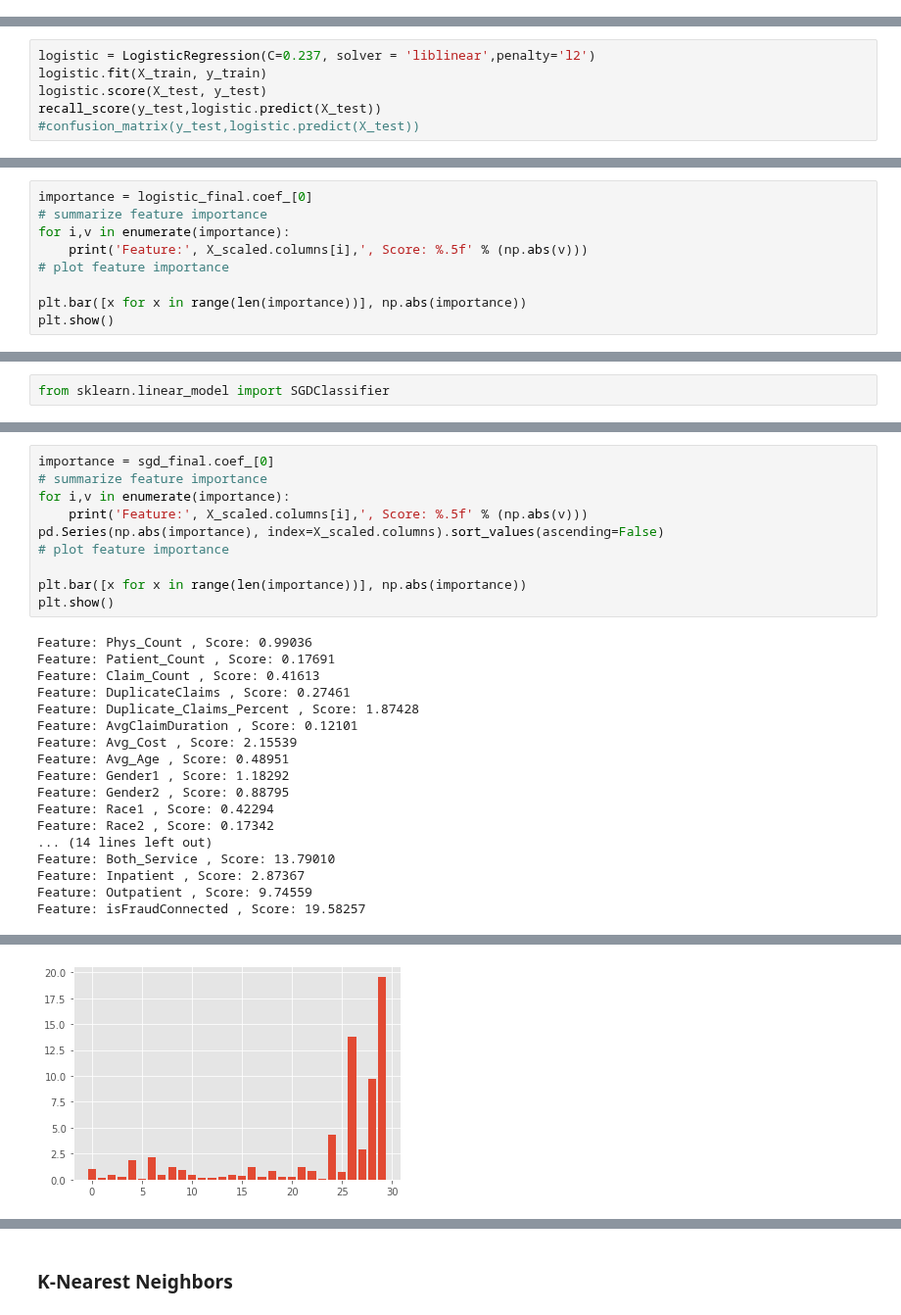
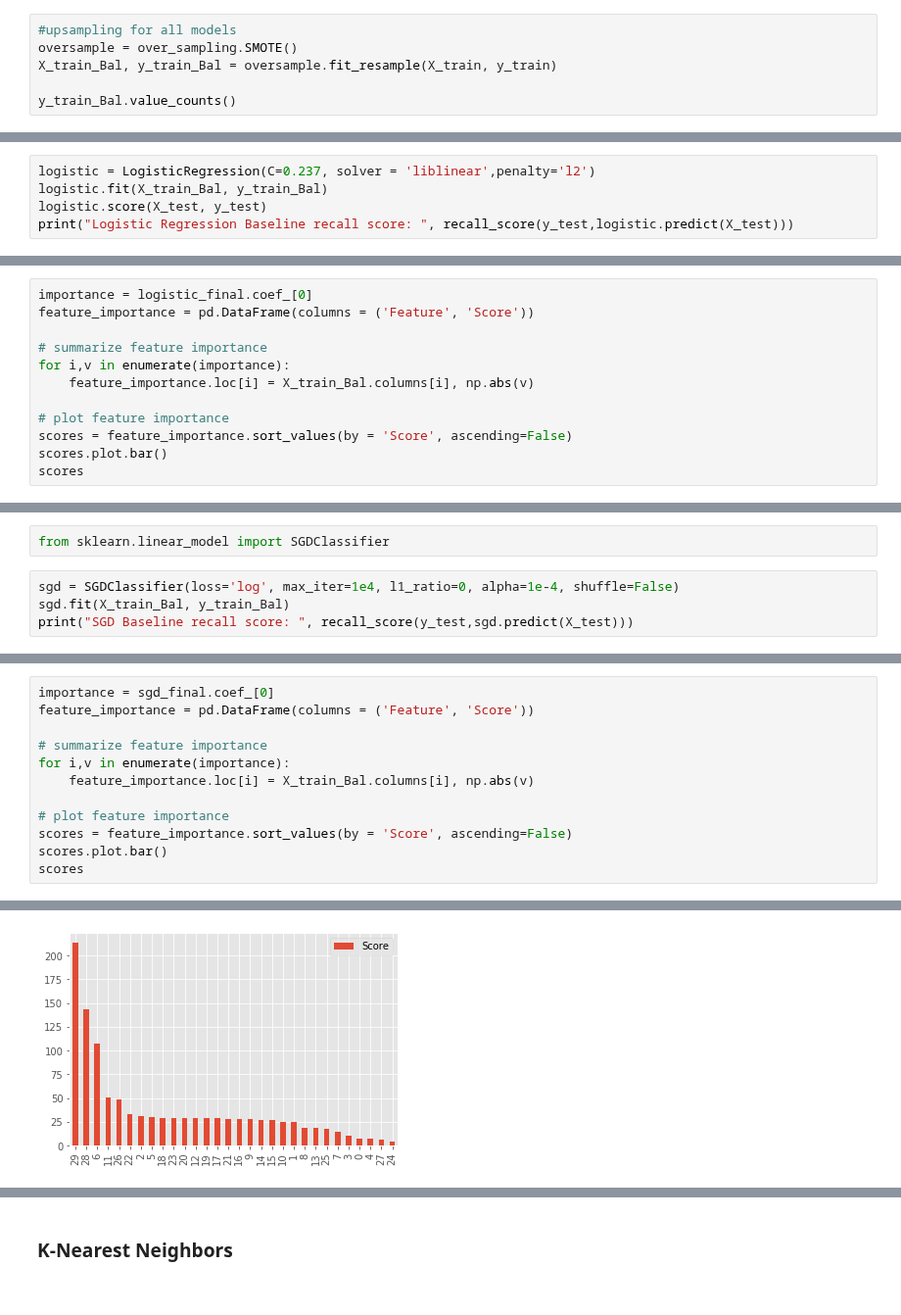
Before and after one commit to cosmochoi/healthcare_fraud, a Jupyter notebook: ML_Models.ipynb, the cells around one changed output, grey strips where cells are left out. Shown at 98% size. Saved outputs shown, nothing was run; the diff lists cells and outputs as text.

Commit message:
Nov16 Annie: Modeling

```diff
--- a/ML_Models.ipynb
+++ b/ML_Models.ipynb
@@ -74,3 +74,9 @@ X_scaled.head(5)
 #use as cv=skf, ensures results are consistent in each partition
 s_kf = StratifiedKFold(n_splits=5, random_state=42, shuffle=True);
 X_train, X_test, y_train, y_test = train_test_split(X_scaled, y, test_size=0.2, random_state=42, stratify=y)
+# %%
+#upsampling for all models
+oversample = over_sampling.SMOTE()
+X_train_Bal, y_train_Bal = oversample.fit_resample(X_train, y_train)
+
+y_train_Bal.value_counts()
@@ -83,8 +152,7 @@ import sklearn.model_selection as ms
 plt.style.use('ggplot')
 # %%
 logistic = LogisticRegression(C=0.237, solver = 'liblinear',penalty='l2')
-logistic.fit(X_train, y_train)
+logistic.fit(X_train_Bal, y_train_Bal)
 logistic.score(X_test, y_test)
-recall_score(y_test,logistic.predict(X_test))
-#confusion_matrix(y_test,logistic.predict(X_test))
+print("Logistic Regression Baseline recall score: ", recall_score(y_test,logistic.predict(X_test)))
 # %% [output]
@@ -127,10 +183,13 @@ Index(['Phys_Count', 'Patient_Count', 'Claim_Count', 'DuplicateClaims',
 # %%
 importance = logistic_final.coef_[0]
+feature_importance = pd.DataFrame(columns = ('Feature', 'Score'))
+
 # summarize feature importance
 for i,v in enumerate(importance):
-	print('Feature:', X_scaled.columns[i],', Score: %.5f' % (np.abs(v)))
+    feature_importance.loc[i] = X_train_Bal.columns[i], np.abs(v)
+
 # plot feature importance
-
-plt.bar([x for x in range(len(importance))], np.abs(importance))
-plt.show()
+scores = feature_importance.sort_values(by = 'Score', ascending=False)
+scores.plot.bar()
+scores
 # %% [output]
@@ -199,3 +215,7 @@ corr.style.background_gradient(cmap='coolwarm')
 ### Stochastic Gradient Descent Classifier
 # %%
 from sklearn.linear_model import SGDClassifier
+# %%
+sgd = SGDClassifier(loss='log', max_iter=1e4, l1_ratio=0, alpha=1e-4, shuffle=False)
+sgd.fit(X_train_Bal, y_train_Bal)
+print("SGD Baseline recall score: ", recall_score(y_test,sgd.predict(X_test)))
@@ -238,28 +256,13 @@ recall_score(y_test,sgd.predict(X_test))
 # %%
 importance = sgd_final.coef_[0]
+feature_importance = pd.DataFrame(columns = ('Feature', 'Score'))
+
 # summarize feature importance
 for i,v in enumerate(importance):
-	print('Feature:', X_scaled.columns[i],', Score: %.5f' % (np.abs(v)))
-pd.Series(np.abs(importance), index=X_scaled.columns).sort_values(ascending=False)
+    feature_importance.loc[i] = X_train_Bal.columns[i], np.abs(v)
+
 # plot feature importance
-
-plt.bar([x for x in range(len(importance))], np.abs(importance))
-plt.show()
+scores = feature_importance.sort_values(by = 'Score', ascending=False)
+scores.plot.bar()
+scores
 # %% [output]
-Feature: Phys_Count , Score: 0.99036
-Feature: Patient_Count , Score: 0.17691
-Feature: Claim_Count , Score: 0.41613
-Feature: DuplicateClaims , Score: 0.27461
-Feature: Duplicate_Claims_Percent , Score: 1.87428
-Feature: AvgClaimDuration , Score: 0.12101
-Feature: Avg_Cost , Score: 2.15539
-Feature: Avg_Age , Score: 0.48951
-Feature: Gender1 , Score: 1.18292
-Feature: Gender2 , Score: 0.88795
-Feature: Race1 , Score: 0.42294
-Feature: Race2 , Score: 0.17342
-... (14 lines left out)
-Feature: Both_Service , Score: 13.79010
-Feature: Inpatient , Score: 2.87367
-Feature: Outpatient , Score: 9.74559
-Feature: isFraudConnected , Score: 19.58257
@@ -266 +286 @@ Feature: isFraudConnected , Score: 19.58257
-[figure, old version]
+[figure, new version]
```
Also changed, not shown: parts of 41 cells of this notebook.
